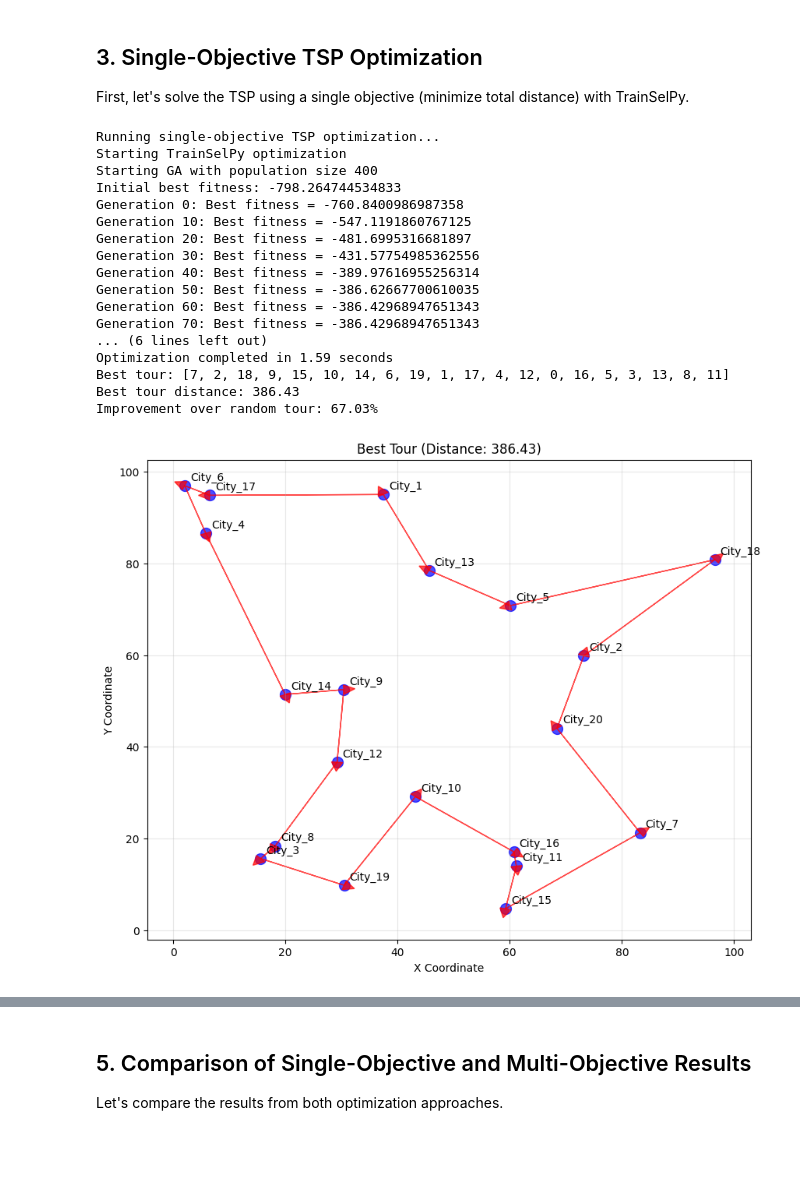
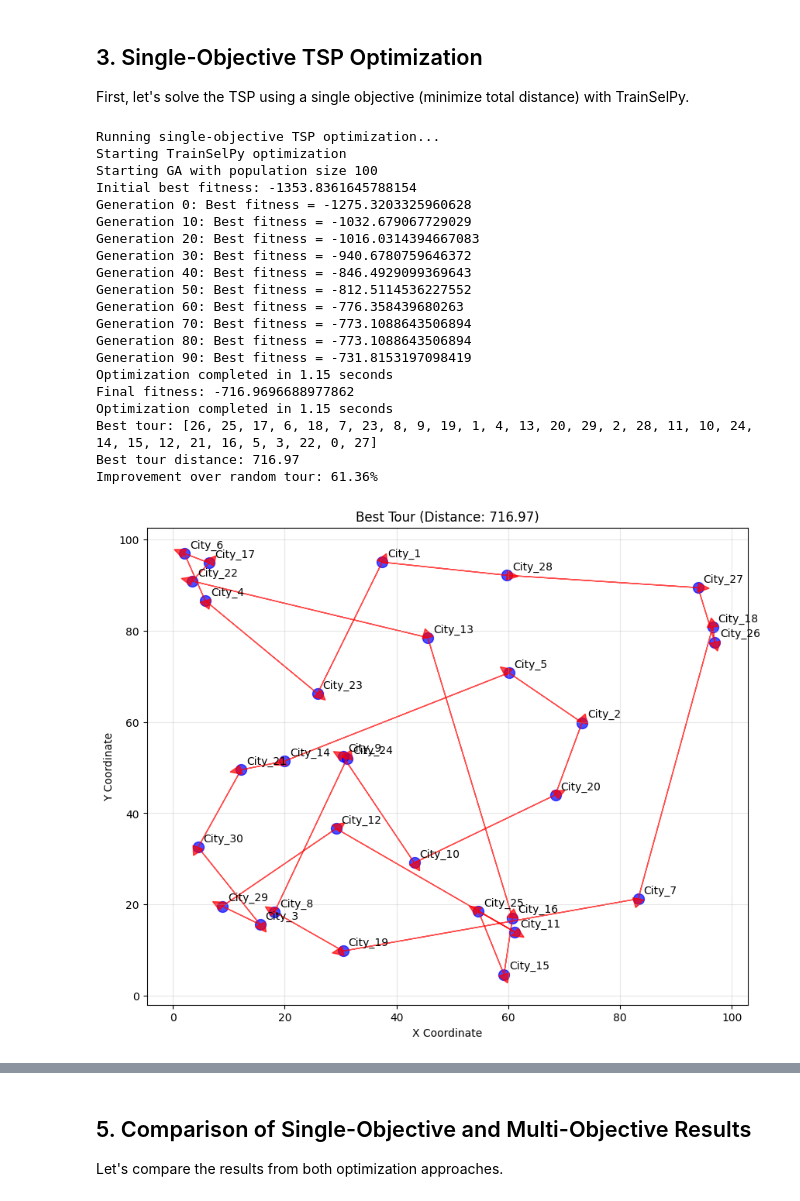
Before and after one commit to denizakdemir/trainselpy, a Jupyter notebook: examples/notebooks/traveling_salesman_problem.ipynb, the cells around one changed output, grey strips where cells are left out. Cells and saved outputs as stored; diff of their text form; code cells hidden in the pictures; blank space fills up the shorter version.

```diff
--- a/examples/notebooks/traveling_salesman_problem.ipynb
+++ b/examples/notebooks/traveling_salesman_problem.ipynb
@@ -53,7 +53,7 @@ def generate_tsp_instance(n_cities=20, random_seed=42):
     }
 
 # Generate a random TSP instance
-n_cities = 20
+n_cities = 30
 tsp_instance = generate_tsp_instance(n_cities)
 
 # Visualize the cities
@@ -191,11 +191,11 @@ ts_data['city_names'] = tsp_instance['city_names']
 # Set control parameters
 control = train_sel_control(
     size="fixed",             # Fixed size selection
-    niterations=500,          # Number of iterations
-    minitbefstop=50,          # Minimum iterations before stopping
+    niterations=100,          # Number of iterations
+    minitbefstop=100,          # Minimum iterations before stopping
     nEliteSaved=10,           # Number of elite solutions to save
-    nelite=10,                # Number of elite solutions
-    npop=400,                 # Population size
+    nelite=40,                # Number of elite solutions
+    npop=100,                 # Population size
     mutprob=.1,              # Mutation probability
     mutintensity=2,         # Mutation intensity
     crossprob=0.9,            # Crossover probability
@@ -244,46 +244,49 @@ for i in range(len(best_tour)):
     to_city = best_tour[(i + 1) % len(best_tour)]
 
     # Draw arrow
     plt.arrow(coords[from_city, 0], coords[from_city, 1],
               coords[to_city, 0] - coords[from_city, 0],
               coords[to_city, 1] - coords[from_city, 1],
               head_width=2, head_length=2, fc='red', ec='red', alpha=0.7)
 
 # Add city labels
 for i, (x, y) in enumerate(coords):
     plt.annotate(tsp_instance['city_names'][i], (x, y), xytext=(5, 5), textcoords='offset points')
 
 plt.title(f"Best Tour (Distance: {best_distance:.2f})")
 plt.xlabel("X Coordinate")
 plt.ylabel("Y Coordinate")
 plt.grid(alpha=0.3)
 plt.show()
 
 # Plot convergence curve
 plt.figure(figsize=(10, 6))
 plt.plot(-np.array(result.fitness_history), 'b-')
 plt.axhline(y=best_distance, color='r', linestyle='--', alpha=0.7)
 plt.xlabel('Generation')
 plt.ylabel('Best Tour Distance')
 plt.title('Optimization Convergence')
 plt.grid(alpha=0.3)
 plt.show()
 # %% [output]
 Running single-objective TSP optimization...
 Starting TrainSelPy optimization
-Starting GA with population size 400
-Initial best fitness: -798.264744534833
-Generation 0: Best fitness = -760.8400986987358
-Generation 10: Best fitness = -547.1191860767125
-Generation 20: Best fitness = -481.6995316681897
-Generation 30: Best fitness = -431.57754985362556
-Generation 40: Best fitness = -389.97616955256314
-Generation 50: Best fitness = -386.62667700610035
-Generation 60: Best fitness = -386.42968947651343
-Generation 70: Best fitness = -386.42968947651343
-... (6 lines left out)
-Optimization completed in 1.59 seconds
-Best tour: [7, 2, 18, 9, 15, 10, 14, 6, 19, 1, 17, 4, 12, 0, 16, 5, 3, 13, 8, 11]
-Best tour distance: 386.43
-Improvement over random tour: 67.03%
+Starting GA with population size 100
+Initial best fitness: -1353.8361645788154
+Generation 0: Best fitness = -1275.3203325960628
+Generation 10: Best fitness = -1032.679067729029
+Generation 20: Best fitness = -1016.0314394667083
+Generation 30: Best fitness = -940.6780759646372
+Generation 40: Best fitness = -846.4929099369643
+Generation 50: Best fitness = -812.5114536227552
+Generation 60: Best fitness = -776.358439680263
+Generation 70: Best fitness = -773.1088643506894
+Generation 80: Best fitness = -773.1088643506894
+Generation 90: Best fitness = -731.8153197098419
+Optimization completed in 1.15 seconds
+Final fitness: -716.9696688977862
+Optimization completed in 1.15 seconds
+Best tour: [26, 25, 17, 6, 18, 7, 23, 8, 9, 19, 1, 4, 13, 20, 29, 2, 28, 11, 10, 24, 14, 15, 12, 21, 16, 5, 3, 22, 0, 27]
+Best tour distance: 716.97
+Improvement over random tour: 61.36%
-[figure, old version]
+[figure, new version]
```
Also changed, not shown: parts of 8 cells of this notebook, 7 other files.
